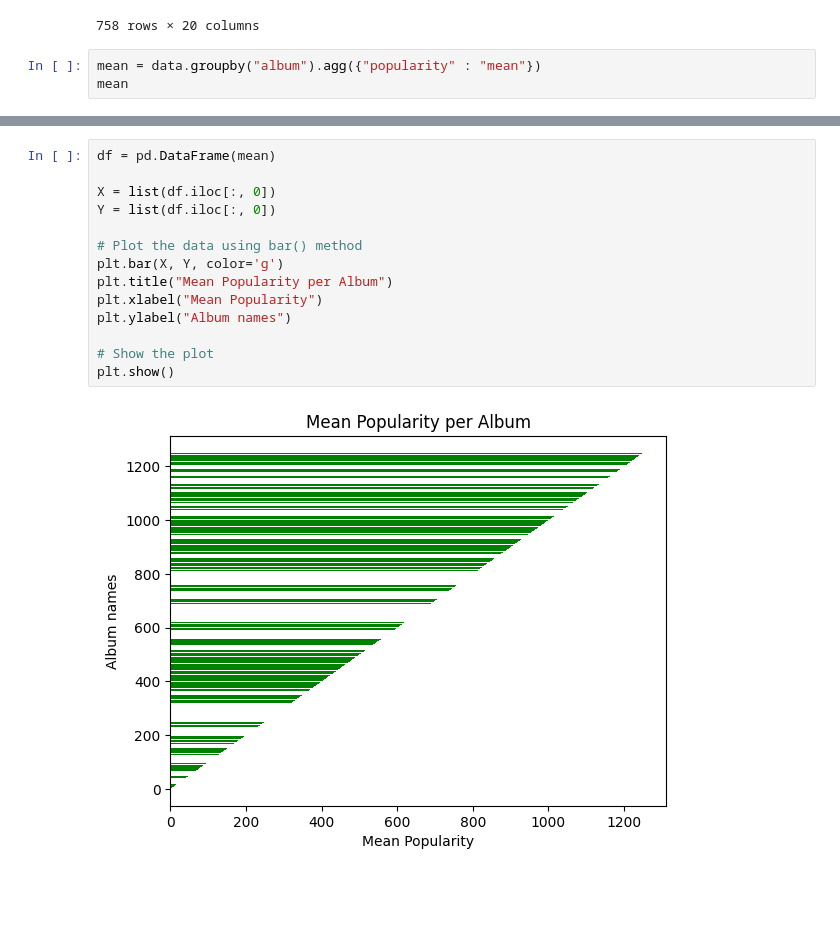
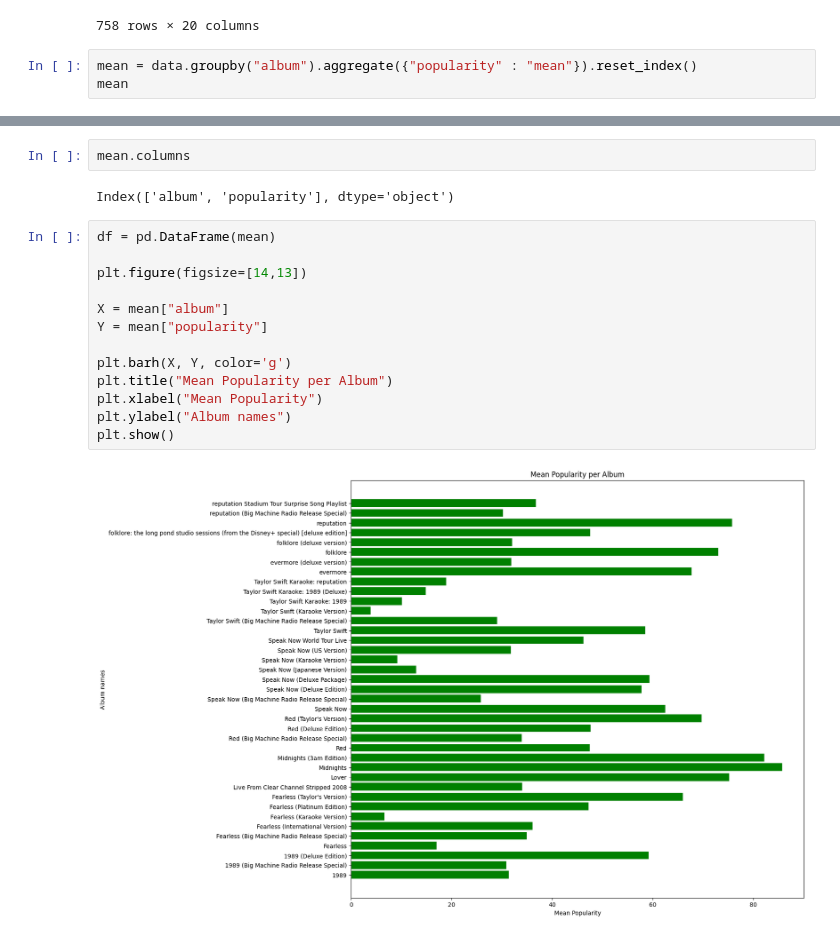
Before and after one commit to zenolucas/python101, a Jupyter notebook: notebooks/spotify.ipynb, the cells around one changed output, grey strips where cells are left out. Cells and saved outputs as stored; diff of their text form; blank space fills up the shorter version.

Commit message:
finished data analytics activity 1

```diff
--- a/notebooks/spotify.ipynb
+++ b/notebooks/spotify.ipynb
@@ -22,6 +22,6 @@ data
 | 757 | 1250 | A Perfectly Good Heart - Instrume... | Taylor Swift (Karaoke Version) | 2006-10-24 | 14 | 5NEP34PtTtFQaZpeeDPWeU | spotify:track:5NEP34PtTtFQaZpeeDPWeU | 0.000058 | ... |
 758 rows × 20 columns
 # %%
-mean = data.groupby("album").agg({"popularity" : "mean"})
+mean = data.groupby("album").aggregate({"popularity" : "mean"}).reset_index()
 mean
 # %% [output]
@@ -46,16 +45,19 @@ mean
+# %%
+mean.columns
+# %% [output]
+Index(['album', 'popularity'], dtype='object')
 # %%
 df = pd.DataFrame(mean)
 
-X = list(df.iloc[:, 0])
-Y = list(df.iloc[:, 0])
+plt.figure(figsize=[14,13])
 
-# Plot the data using bar() method
-plt.bar(X, Y, color='g')
+X = mean["album"]
+Y = mean["popularity"]
+
+plt.barh(X, Y, color='g')
 plt.title("Mean Popularity per Album")
 plt.xlabel("Mean Popularity")
 plt.ylabel("Album names")
-
-# Show the plot
 plt.show()
 # %% [output]
-[figure, old version]
+[figure, new version]
```
Also changed, not shown: parts of 1 cell of this notebook, 1 other file.
